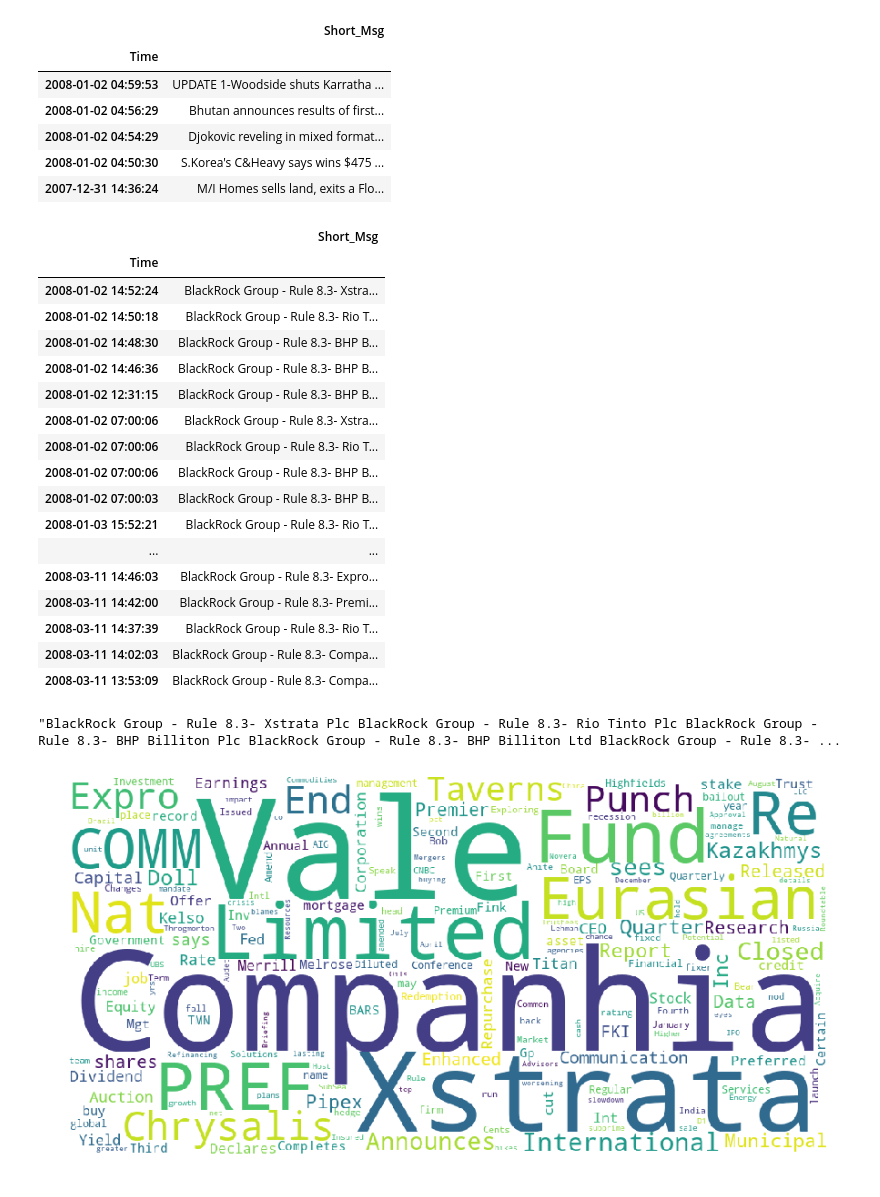
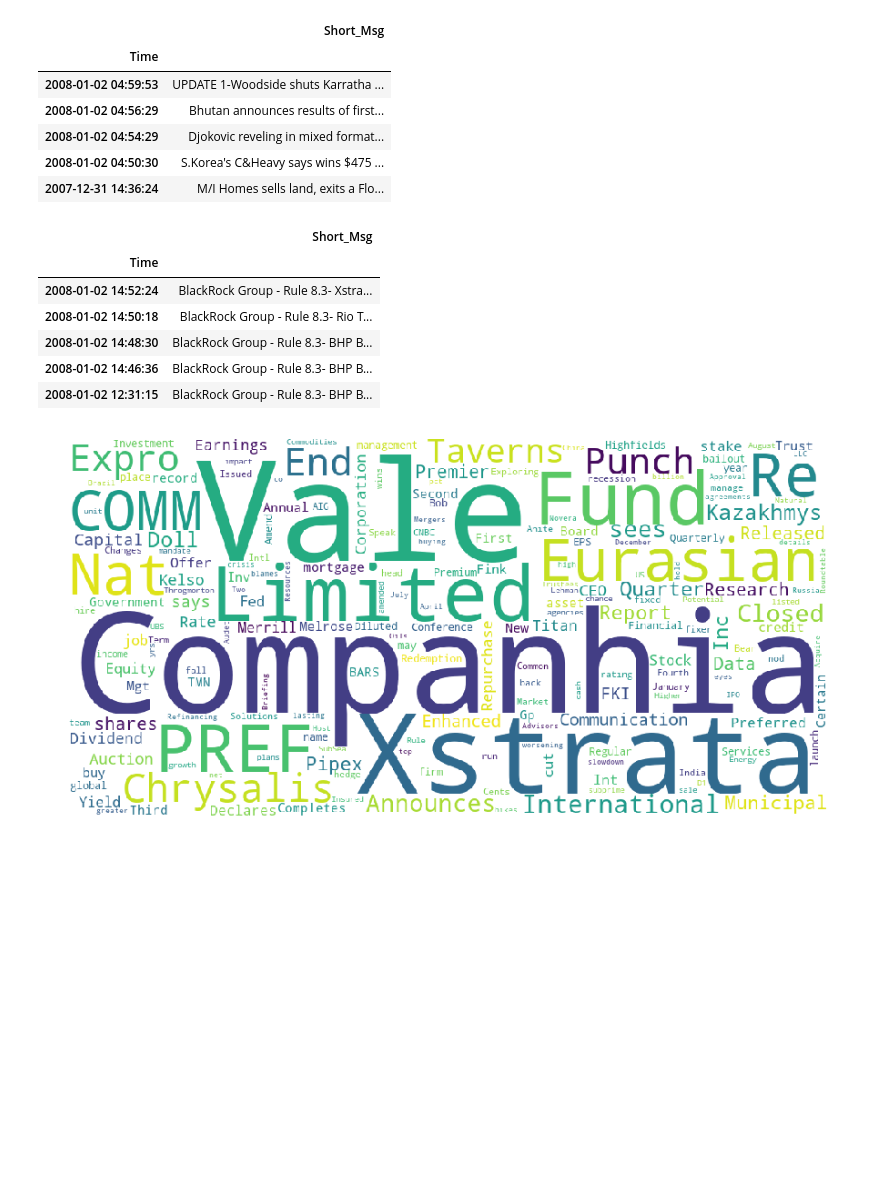
Before and after one commit to mlisovyi/dfine_hack2018, a Jupyter notebook: visualization.ipynb, the cells around one changed output. Cells and saved outputs as stored; diff of their text form; code cells hidden in the pictures; blank space fills up the shorter version.

```diff
--- a/visualization.ipynb
+++ b/visualization.ipynb
@@ -256,32 +218,19 @@ df_reu.head()
 messages_list = df_reu['Short_Msg'].tolist()
 # %%
 blr = df_reu[df_reu['Short_Msg'].str.match('BlackRock')]
-blr
+blr.head()
 # %% [output]
 |  | Short_Msg |
 | Time |  |
 | 2008-01-02 14:52:24 | BlackRock Group - Rule 8.3- Xstra... |
 | 2008-01-02 14:50:18 | BlackRock Group - Rule 8.3- Rio T... |
 | 2008-01-02 14:48:30 | BlackRock Group - Rule 8.3- BHP B... |
 | 2008-01-02 14:46:36 | BlackRock Group - Rule 8.3- BHP B... |
 | 2008-01-02 12:31:15 | BlackRock Group - Rule 8.3- BHP B... |
-| 2008-01-02 07:00:06 | BlackRock Group - Rule 8.3- Xstra... |
-| 2008-01-02 07:00:06 | BlackRock Group - Rule 8.3- Rio T... |
-| 2008-01-02 07:00:06 | BlackRock Group - Rule 8.3- BHP B... |
-| 2008-01-02 07:00:03 | BlackRock Group - Rule 8.3- BHP B... |
-| 2008-01-03 15:52:21 | BlackRock Group - Rule 8.3- Rio T... |
-| ... | ... |
-| 2008-03-11 14:46:03 | BlackRock Group - Rule 8.3- Expro... |
-| 2008-03-11 14:42:00 | BlackRock Group - Rule 8.3- Premi... |
-| 2008-03-11 14:37:39 | BlackRock Group - Rule 8.3- Rio T... |
-| 2008-03-11 14:02:03 | BlackRock Group - Rule 8.3- Compa... |
-| 2008-03-11 13:53:09 | BlackRock Group - Rule 8.3- Compa... |
 # %%
 texts = list(blr.Short_Msg)
 texts = " ".join(list(blr.Short_Msg))
-texts
+#texts
-# %% [output]
-"BlackRock Group - Rule 8.3- Xstrata Plc BlackRock Group - Rule 8.3- Rio Tinto Plc BlackRock Group - Rule 8.3- BHP Billiton Plc BlackRock Group - Rule 8.3- BHP Billiton Ltd BlackRock Group - Rule 8.3- ...
 # %%
 
 from wordcloud import WordCloud, STOPWORDS
```
Also changed, not shown: parts of 2 cells of this notebook.
